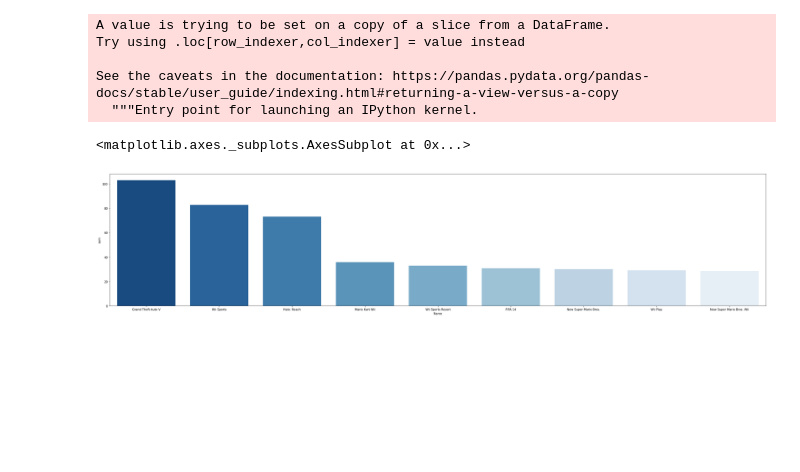
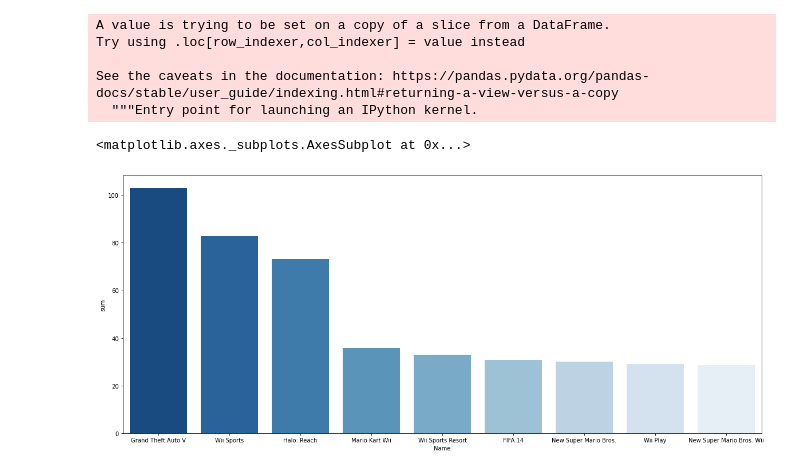
Before and after one commit to daje0601/CookBook-Python, a Jupyter notebook: section1_project_ds.ipynb, the cells around one changed output. Saved outputs shown, nothing was run; the diff lists cells and outputs as text; code cells hidden in the pictures; blank space fills up the shorter version.

```diff
--- a/section1_project_ds.ipynb
+++ b/section1_project_ds.ipynb
@@ -181,13 +206,13 @@ See the caveats in the documentation: https://pandas.pydata.org/pandas-docs/stab
 # %%
 df2 = df1[df1["Year"] > 2005]
 # %%
-a4_dims = (40, 8.27)
+a4_dims = (20, 8.27)
 fig, ax = pyplot.subplots(figsize=a4_dims)
 
 sns.barplot(data=df2, x="Name", y="sum", palette="Blues_r")
 # %% [output]
 <matplotlib.axes._subplots.AxesSubplot at 0x...>
-[figure, old version]
+[figure, new version]
 # %%
 # df["Genre"] = df["Genre"].fillna(df.groupby(["Platform","Publisher"])["Genre"].transform("count"))
 # df["Publisher"] = df["Publisher"].fillna(df.groupby(["Platform","Genre"])["Publisher"].transform("count"))
```
Also changed, not shown: parts of 6 cells of this notebook.
